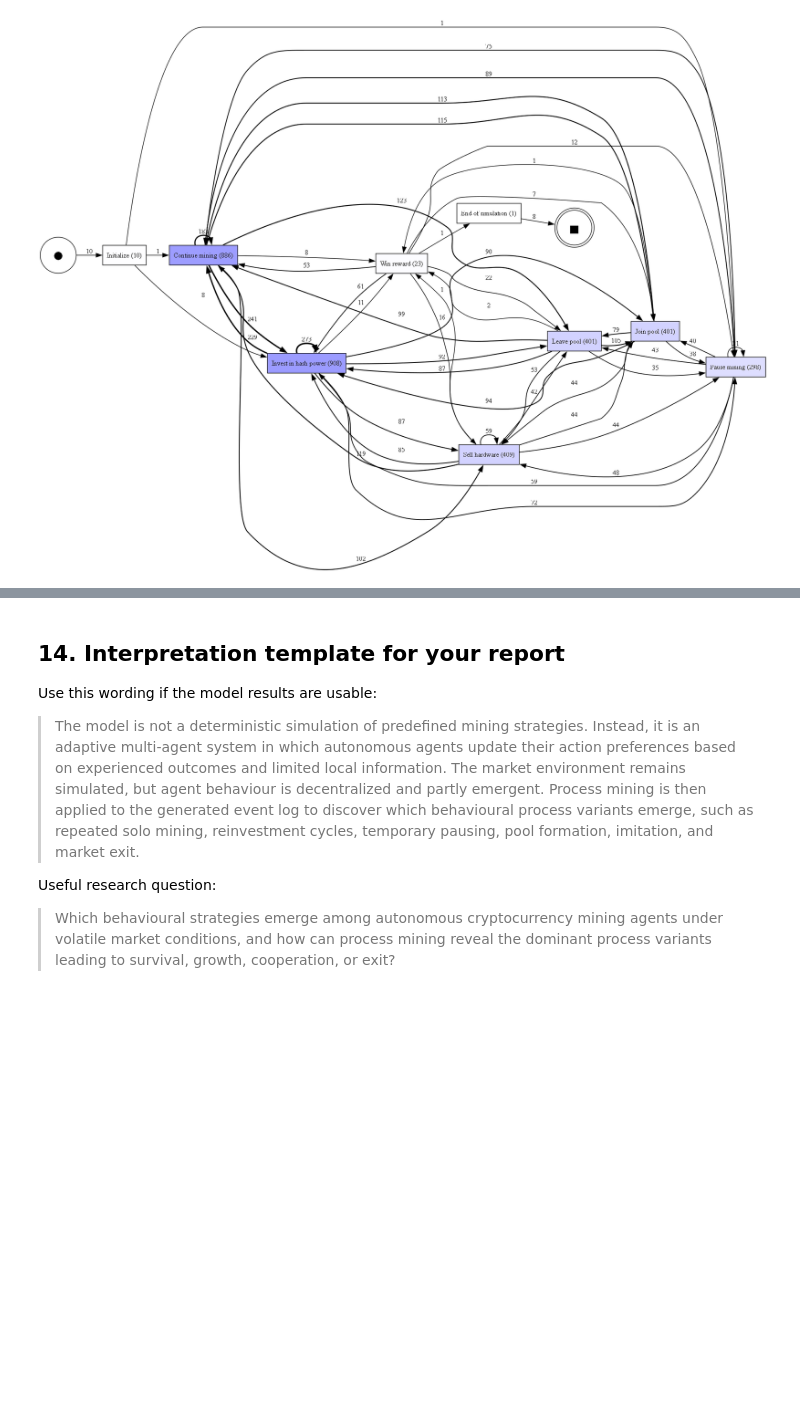
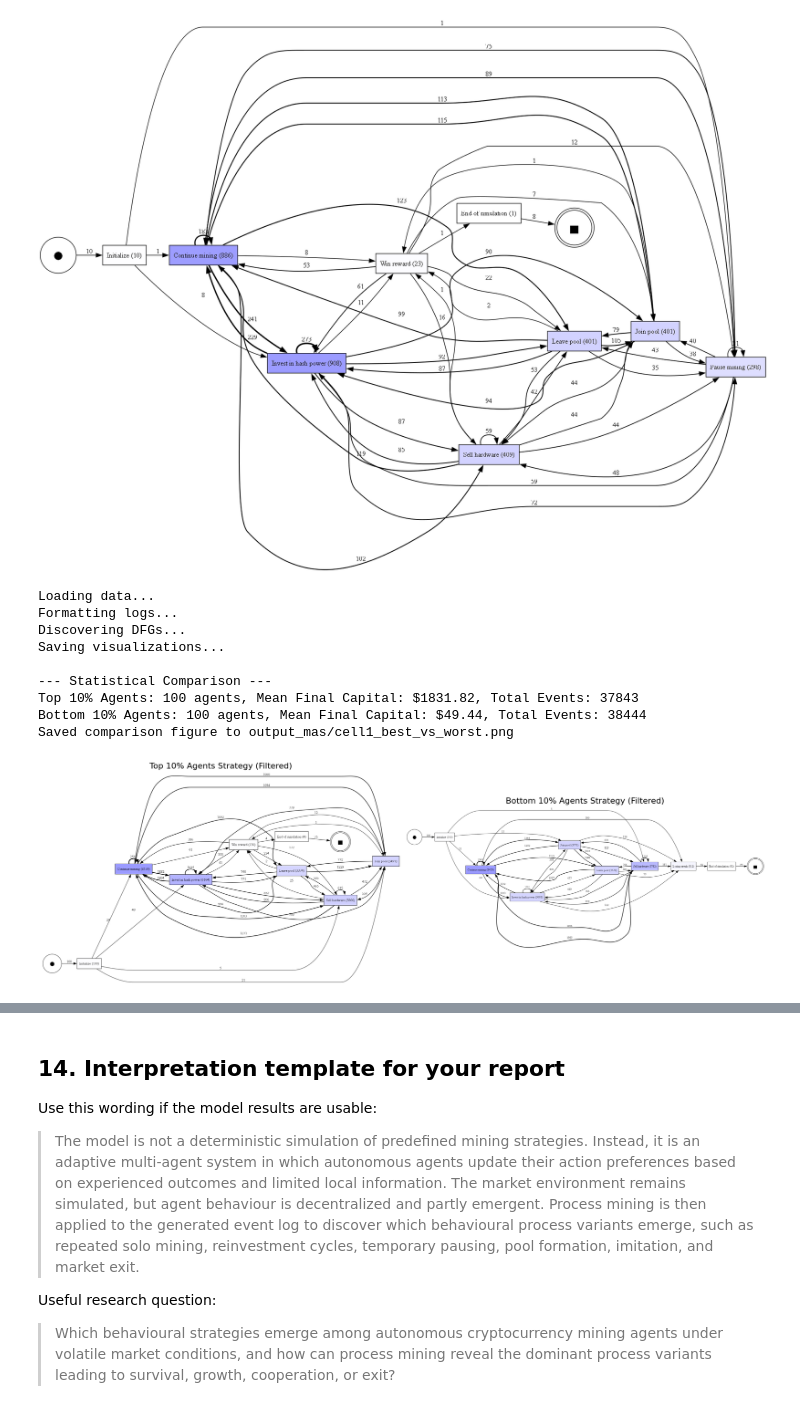
Before and after one commit to hate-bugs/ProcessMiningGroup10, a Jupyter notebook: adaptive_crypto_mining_mas_mesa_process_mining.ipynb, the cells around one changed output, grey strips where cells are left out. Drawn from its saved outputs; the diff is of its cells as text; code cells hidden in the pictures; blank space fills up the shorter version.

```diff
--- a/adaptive_crypto_mining_mas_mesa_process_mining.ipynb
+++ b/adaptive_crypto_mining_mas_mesa_process_mining.ipynb
@@ -1402,3 +1404,82 @@ Original DFG edges: 97 → Filtered: 49
 
 Displaying Tactics of the Top 10% Best Performing Agents (frequency-filtered DFG)...
 [figure]
+# %%
+import pandas as pd
+import pm4py
+import matplotlib.pyplot as plt
+import matplotlib.image as mpimg
+from pm4py.algo.filtering.dfg import dfg_filtering
+from pm4py.statistics.attributes.log import get as attr_get
+import os
+
+# 1. Load data
+print("Loading data...")
+df = pd.read_csv("output_mas/adaptive_crypto_mining_event_log.csv")
+
+# 2. Get top 10% and bottom 10% agents by final capital
+final_states = df.groupby('agent_id').last()
+top_thresh = final_states['capital'].quantile(0.90)
+bottom_thresh = final_states['capital'].quantile(0.10)
+
+top_ids = final_states[final_states['capital'] >= top_thresh].index
+bottom_ids = final_states[final_states['capital'] <= bottom_thresh].index
+
+top_df = df[df['agent_id'].isin(top_ids)].copy()
+bottom_df = df[df['agent_id'].isin(bottom_ids)].copy()
+
+# 3. Format as PM4Py logs
+print("Formatting logs...")
+top_log = pm4py.format_dataframe(top_df, case_id='agent_id', activity_key='activity', timestamp_key='timestamp')
+bottom_log = pm4py.format_dataframe(bottom_df, case_id='agent_id', activity_key='activity', timestamp_key='timestamp')
+
+# 4. Discover and filter DFGs
+print("Discovering DFGs...")
+top_dfg, top_sa, top_ea = pm4py.discover_dfg(top_log)
+bottom_dfg, bottom_sa, bottom_ea = pm4py.discover_dfg(bottom_log)
+
+top_ac = attr_get.get_attribute_values(top_log, 'activity')
+bottom_ac = attr_get.get_attribute_values(bottom_log, 'activity')
+
+filt_top_dfg, filt_top_sa, filt_top_ea, _ = dfg_filtering.filter_dfg_on_activities_percentage(top_dfg, top_sa, top_ea, top_ac, 0.3)
+filt_bot_dfg, filt_bot_sa, filt_bot_ea, _ = dfg_filtering.filter_dfg_on_activities_percentage(bottom_dfg, bottom_sa, bottom_ea, bottom_ac, 0.3)
+
+# 5. Save visualizations
+print("Saving visualizations...")
+pm4py.save_vis_dfg(filt_top_dfg, filt_top_sa, filt_top_ea, 'output_mas/top_dfg.png')
+pm4py.save_vis_dfg(filt_bot_dfg, filt_bot_sa, filt_bot_ea, 'output_mas/bottom_dfg.png')
+
+# 6. Display comparison
+print("\n--- Statistical Comparison ---")
+print(f"Top 10% Agents: {len(top_ids)} agents, Mean Final Capital: ${final_states.loc[top_ids, 'capital'].mean():.2f}, Total Events: {len(top_df)}")
+print(f"Bottom 10% Agents: {len(bottom_ids)} agents, Mean Final Capital: ${final_states.loc[bottom_ids, 'capital'].mean():.2f}, Total Events: {len(bottom_df)}")
+
+# Create plot
+fig, (ax1, ax2) = plt.subplots(1, 2, figsize=(20, 10))
+
+if os.path.exists('output_mas/top_dfg.png'):
+    img1 = mpimg.imread('output_mas/top_dfg.png')
+    ax1.imshow(img1)
+ax1.set_title("Top 10% Agents Strategy (Filtered)", fontsize=16)
+ax1.axis('off')
+
+if os.path.exists('output_mas/bottom_dfg.png'):
+    img2 = mpimg.imread('output_mas/bottom_dfg.png')
+    ax2.imshow(img2)
+ax2.set_title("Bottom 10% Agents Strategy (Filtered)", fontsize=16)
+ax2.axis('off')
+
+plt.tight_layout()
+plt.savefig('output_mas/cell1_best_vs_worst.png')
+print("Saved comparison figure to output_mas/cell1_best_vs_worst.png")
+# %% [output]
+Loading data...
+Formatting logs...
+Discovering DFGs...
+Saving visualizations...
+
+--- Statistical Comparison ---
+Top 10% Agents: 100 agents, Mean Final Capital: $1831.82, Total Events: 37843
+Bottom 10% Agents: 100 agents, Mean Final Capital: $49.44, Total Events: 38444
+Saved comparison figure to output_mas/cell1_best_vs_worst.png
+[figure, added]
```
Also changed, not shown: parts of 7 cells of this notebook.
